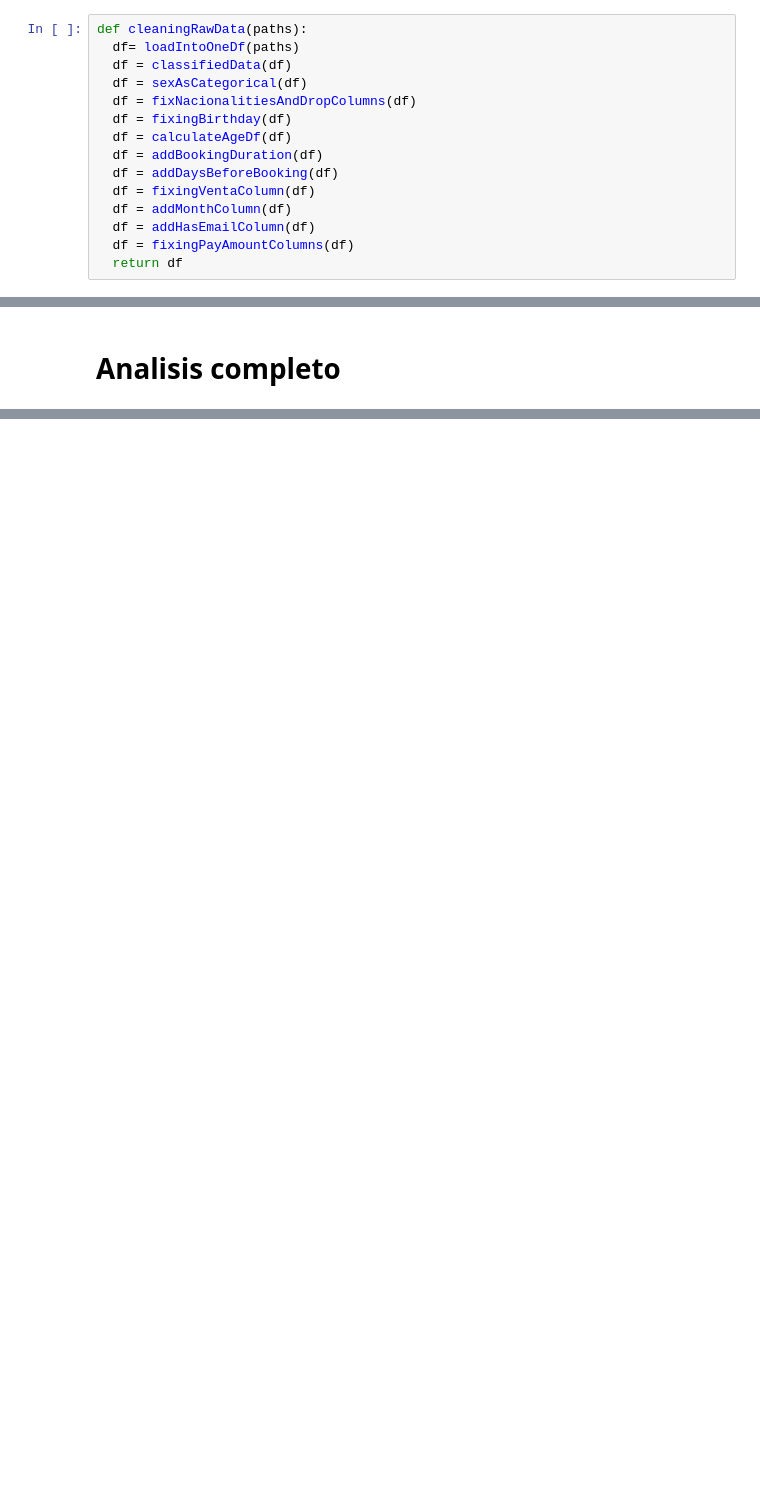
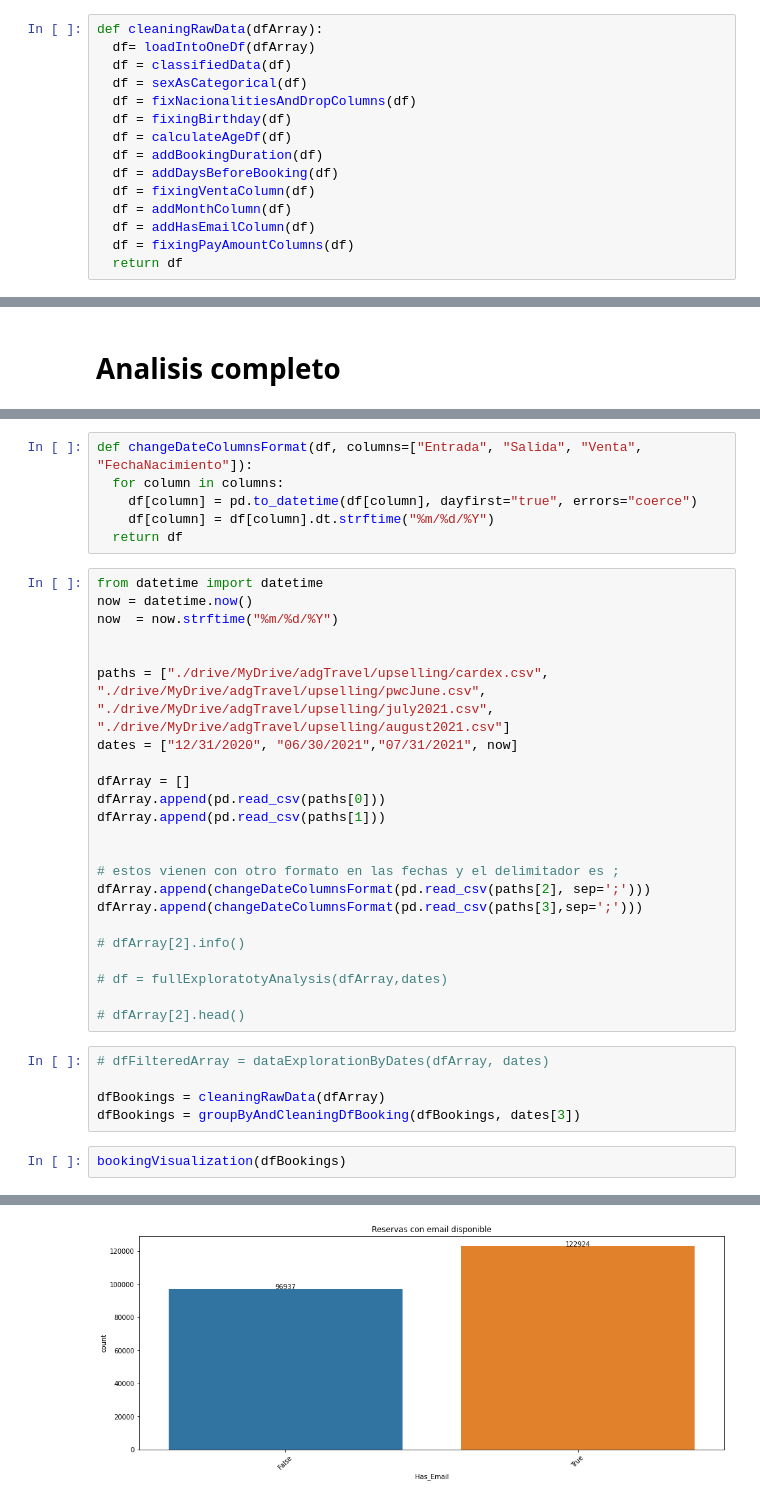
Before and after one commit to JoseMa39/adgCardexHotels, a Jupyter notebook: cardexExploratoryByDate.ipynb, the cells around one changed output, grey strips where cells are left out. Cells and saved outputs as stored; diff of their text form; blank space fills up the shorter version.

```diff
--- a/cardexExploratoryByDate.ipynb
+++ b/cardexExploratoryByDate.ipynb
@@ -227,8 +228,8 @@ def addHasEmailColumn(df):
 # %% [markdown]
 # Limpiando toda la infromación
 # %%
-def cleaningRawData(paths):
-  df= loadIntoOneDf(paths)
+def cleaningRawData(dfArray):
+  df= loadIntoOneDf(dfArray)
   df = classifiedData(df)
   df = sexAsCategorical(df)
   df = fixNacionalitiesAndDropColumns(df)
@@ -1006,0 +898,37 @@ dates = ["12/31/2020", now]
+# %%
+def changeDateColumnsFormat(df, columns=["Entrada", "Salida", "Venta", "FechaNacimiento"]):
+  for column in columns:
+    df[column] = pd.to_datetime(df[column], dayfirst="true", errors="coerce")
+    df[column] = df[column].dt.strftime("%m/%d/%Y")
+  return df
+# %%
+from datetime import datetime
+now = datetime.now()
+now  = now.strftime("%m/%d/%Y")
+
+
+paths = ["./drive/MyDrive/adgTravel/upselling/cardex.csv", "./drive/MyDrive/adgTravel/upselling/pwcJune.csv", "./drive/MyDrive/adgTravel/upselling/july2021.csv", "./drive/MyDrive/adgTravel/upselling/august2021.csv"]
+dates = ["12/31/2020", "06/30/2021","07/31/2021", now]
+
+dfArray = []
+dfArray.append(pd.read_csv(paths[0]))
+dfArray.append(pd.read_csv(paths[1]))
+
+
+# estos vienen con otro formato en las fechas y el delimitador es ;
+dfArray.append(changeDateColumnsFormat(pd.read_csv(paths[2], sep=';')))
+dfArray.append(changeDateColumnsFormat(pd.read_csv(paths[3],sep=';')))
+
+# dfArray[2].info()
+
+# df = fullExploratotyAnalysis(dfArray,dates)
+
+# dfArray[2].head()
+# %%
+# dfFilteredArray = dataExplorationByDates(dfArray, dates)
+
+dfBookings = cleaningRawData(dfArray)
+dfBookings = groupByAndCleaningDfBooking(dfBookings, dates[3])
+# %%
+bookingVisualization(dfBookings)
+# %% [output]
@@ -1006,0 +958 @@ dates = ["12/31/2020", now]
+[figure, added]
```
Also changed, not shown: parts of 15 cells of this notebook.
